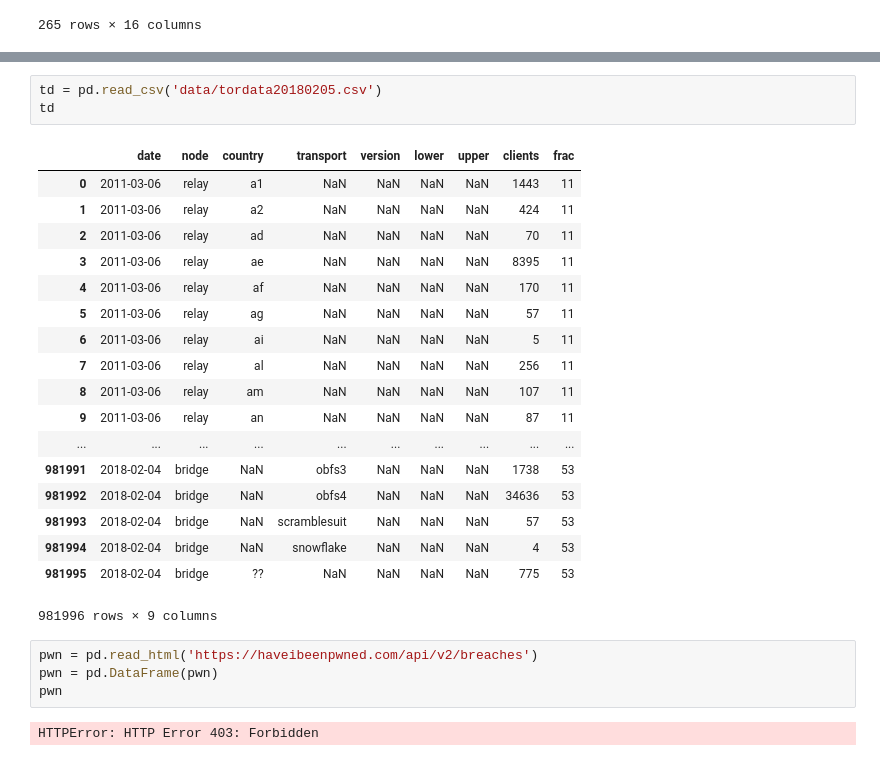
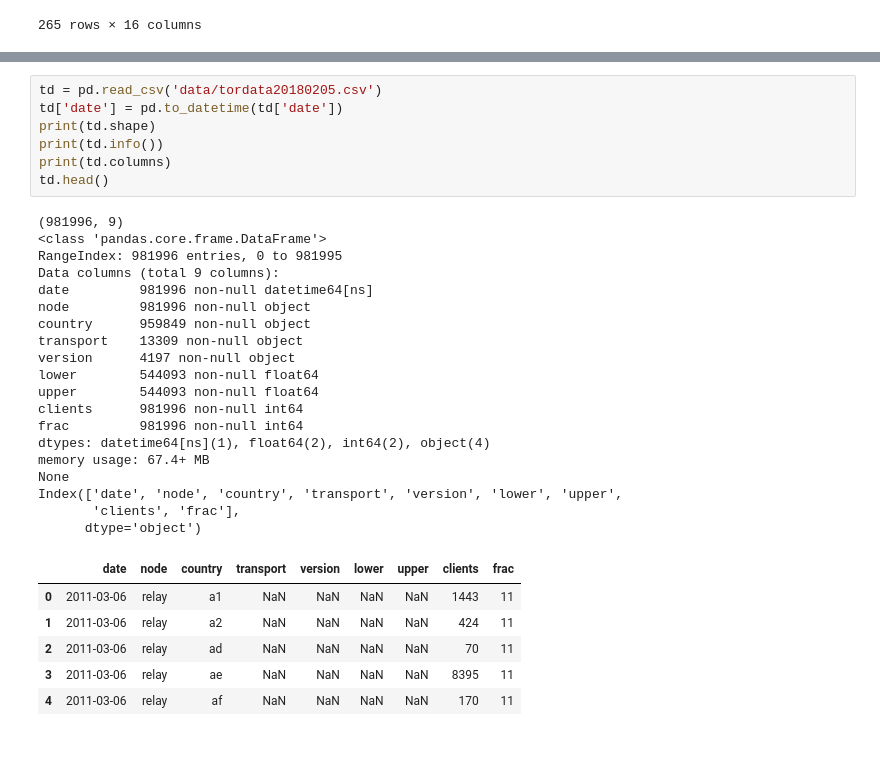
Before and after one commit to cipher813/McMahon_Metis, a Jupyter notebook: Project_3/Project_3.ipynb, the cells around one changed output, grey strips where cells are left out. Saved outputs shown, nothing was run; the diff lists cells and outputs as text.

```diff
--- a/Project_3/Project_3.ipynb
+++ b/Project_3/Project_3.ipynb
@@ -45,29 +45,34 @@ pr.tail()
 | 2313 | February 1, 2018 | Department of Homeland Security | , District Of Columbia | HACK | GOV | 246,167 | ... |
 # %%
 td = pd.read_csv('data/tordata20180205.csv')
-td
+td['date'] = pd.to_datetime(td['date'])
+print(td.shape)
+print(td.info())
+print(td.columns)
+td.head()
 # %% [output]
+(981996, 9)
+<class 'pandas.core.frame.DataFrame'>
+RangeIndex: 981996 entries, 0 to 981995
+Data columns (total 9 columns):
+date         981996 non-null datetime64[ns]
+node         981996 non-null object
+country      959849 non-null object
+transport    13309 non-null object
+version      4197 non-null object
+lower        544093 non-null float64
+upper        544093 non-null float64
+clients      981996 non-null int64
+frac         981996 non-null int64
+dtypes: datetime64[ns](1), float64(2), int64(2), object(4)
+memory usage: 67.4+ MB
+None
+Index(['date', 'node', 'country', 'transport', 'version', 'lower', 'upper',
+       'clients', 'frac'],
+      dtype='object')
 |  | date | node | country | transport | version | lower | upper | clients | frac |
 | 0 | 2011-03-06 | relay | a1 | NaN | NaN | NaN | NaN | 1443 | 11 |
 | 1 | 2011-03-06 | relay | a2 | NaN | NaN | NaN | NaN | 424 | 11 |
 | 2 | 2011-03-06 | relay | ad | NaN | NaN | NaN | NaN | 70 | 11 |
 | 3 | 2011-03-06 | relay | ae | NaN | NaN | NaN | NaN | 8395 | 11 |
 | 4 | 2011-03-06 | relay | af | NaN | NaN | NaN | NaN | 170 | 11 |
-| 5 | 2011-03-06 | relay | ag | NaN | NaN | NaN | NaN | 57 | 11 |
-| 6 | 2011-03-06 | relay | ai | NaN | NaN | NaN | NaN | 5 | 11 |
-| 7 | 2011-03-06 | relay | al | NaN | NaN | NaN | NaN | 256 | 11 |
-| 8 | 2011-03-06 | relay | am | NaN | NaN | NaN | NaN | 107 | 11 |
-| 9 | 2011-03-06 | relay | an | NaN | NaN | NaN | NaN | 87 | 11 |
-| ... | ... | ... | ... | ... | ... | ... | ... | ... | ... |
-| 981991 | 2018-02-04 | bridge | NaN | obfs3 | NaN | NaN | NaN | 1738 | 53 |
-| 981992 | 2018-02-04 | bridge | NaN | obfs4 | NaN | NaN | NaN | 34636 | 53 |
-| 981993 | 2018-02-04 | bridge | NaN | scramblesuit | NaN | NaN | NaN | 57 | 53 |
-| 981994 | 2018-02-04 | bridge | NaN | snowflake | NaN | NaN | NaN | 4 | 53 |
-| 981995 | 2018-02-04 | bridge | ?? | NaN | NaN | NaN | NaN | 775 | 53 |
-981996 rows × 9 columns
-# %%
-pwn = pd.read_html('https://haveibeenpwned.com/api/v2/breaches')
-pwn = pd.DataFrame(pwn)
-pwn
-# %% [output]
-HTTPError: HTTP Error 403: Forbidden
```
Also changed, not shown: parts of 4 cells of this notebook, 2 other files.
